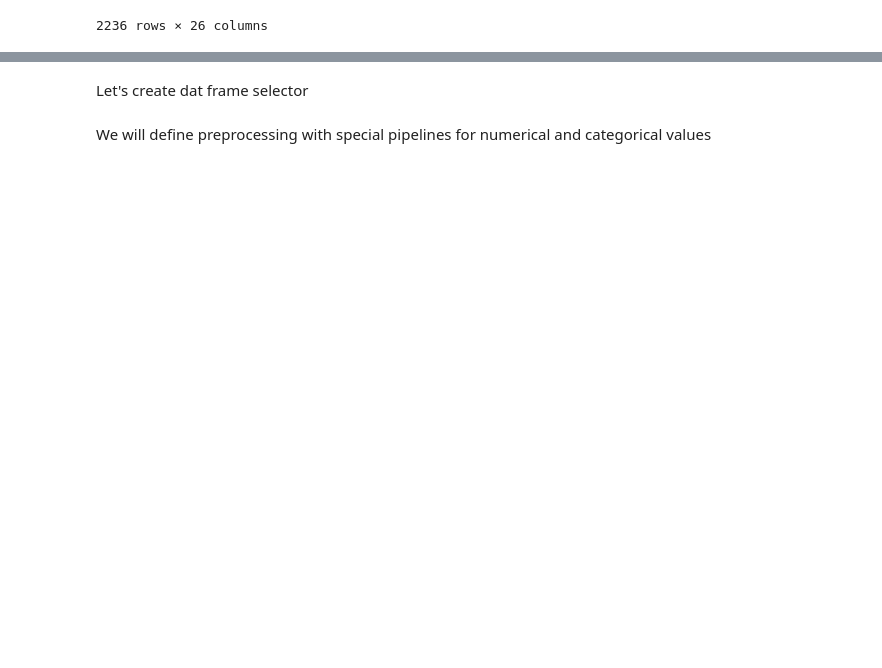
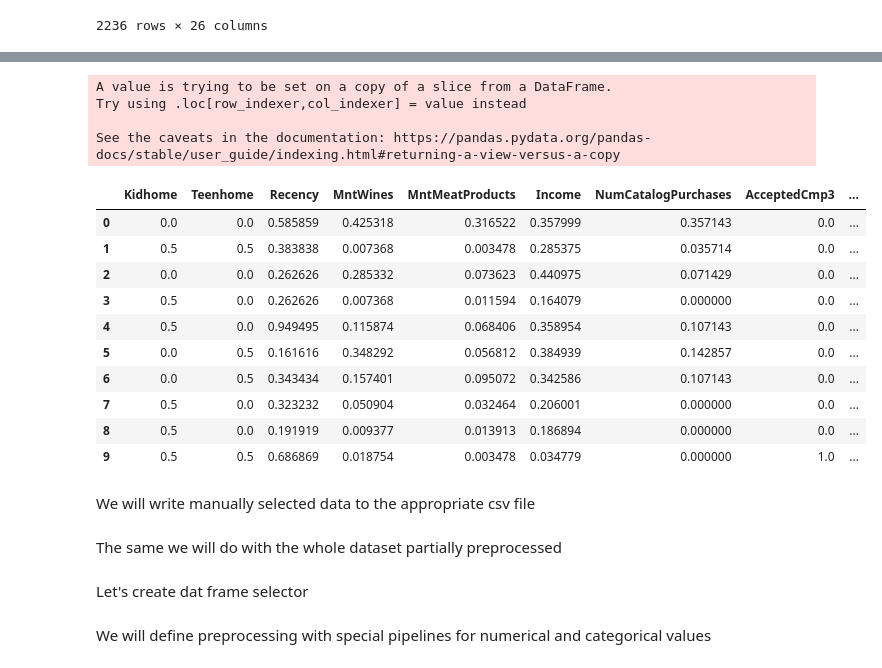
Before and after one commit to YuriiBatkovych/MachineLearning2022_2023, a Jupyter notebook: project/Project.ipynb, the cells around one changed output, grey strips where cells are left out. Drawn from its saved outputs; the diff is of its cells as text; code cells hidden in the pictures; blank space fills up the shorter version.

```diff
--- a/project/Project.ipynb
+++ b/project/Project.ipynb
@@ -396,0 +404,26 @@ data
+# %%
+manually_selected_columns = ['Kidhome', 'Teenhome', 'Recency', 'MntWines', 'MntMeatProducts', 'Income',
+                             'NumCatalogPurchases', 'AcceptedCmp3', 'AcceptedCmp4', 'AcceptedCmp5', 'AcceptedCmp1',
+                             'Customming_years']
+# %%
+manually_selected_data = data[manually_selected_columns]
+manually_selected_data['Response'] = data['Response']
+manually_selected_data.head(10)
+# %% [output]
+A value is trying to be set on a copy of a slice from a DataFrame.
+Try using .loc[row_indexer,col_indexer] = value instead
+
+See the caveats in the documentation: https://pandas.pydata.org/pandas-docs/stable/user_guide/indexing.html#returning-a-view-versus-a-copy
+|  | Kidhome | Teenhome | Recency | MntWines | MntMeatProducts | Income | NumCatalogPurchases | AcceptedCmp3 | ... |
+| 0 | 0.0 | 0.0 | 0.585859 | 0.425318 | 0.316522 | 0.357999 | 0.357143 | 0.0 | ... |
+| 1 | 0.5 | 0.5 | 0.383838 | 0.007368 | 0.003478 | 0.285375 | 0.035714 | 0.0 | ... |
+| 2 | 0.0 | 0.0 | 0.262626 | 0.285332 | 0.073623 | 0.440975 | 0.071429 | 0.0 | ... |
+| 3 | 0.5 | 0.0 | 0.262626 | 0.007368 | 0.011594 | 0.164079 | 0.000000 | 0.0 | ... |
+| 4 | 0.5 | 0.0 | 0.949495 | 0.115874 | 0.068406 | 0.358954 | 0.107143 | 0.0 | ... |
+| 5 | 0.0 | 0.5 | 0.161616 | 0.348292 | 0.056812 | 0.384939 | 0.142857 | 0.0 | ... |
+| 6 | 0.0 | 0.5 | 0.343434 | 0.157401 | 0.095072 | 0.342586 | 0.107143 | 0.0 | ... |
+| 7 | 0.5 | 0.0 | 0.323232 | 0.050904 | 0.032464 | 0.206001 | 0.000000 | 0.0 | ... |
+| 8 | 0.5 | 0.0 | 0.191919 | 0.009377 | 0.013913 | 0.186894 | 0.000000 | 0.0 | ... |
+| 9 | 0.5 | 0.5 | 0.686869 | 0.018754 | 0.003478 | 0.034779 | 0.000000 | 1.0 | ... |
+# %% [markdown]
+We will write manually selected data to the appropriate csv file
@@ -396,0 +434,2 @@ data
+# %% [markdown]
+The same we will do with the whole dataset partially preprocessed
```
Also changed, not shown: parts of 23 cells of this notebook, 1 other file.
